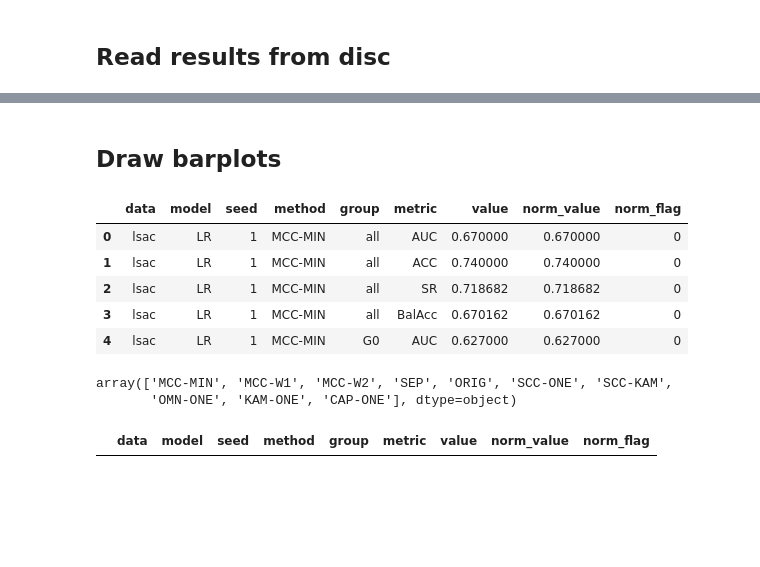
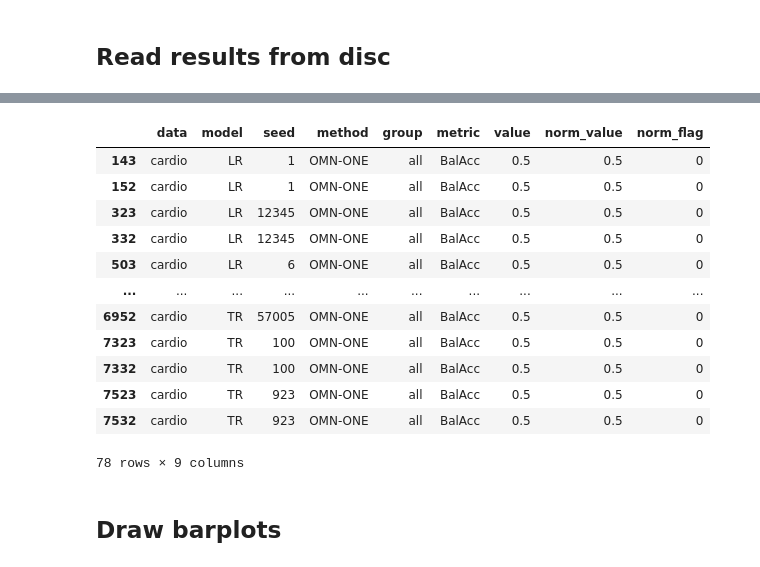
Before and after one commit to KeYang0923/NonInvasiveTool4FairML, a Jupyter notebook: Visualize_SingleCC_MultiCC.ipynb, the cells around one changed output, grey strips where cells are left out. Drawn from its saved outputs; the diff is of its cells as text; code cells hidden in the pictures; blank space fills up the shorter version.

```diff
--- a/Visualize_SingleCC_MultiCC.ipynb
+++ b/Visualize_SingleCC_MultiCC.ipynb
@@ -85,3 +89,19 @@ eval_df.head()
+# %%
+eval_df.query('data=="cardio" and method=="OMN-ONE" and group=="all" and metric=="BalAcc"')
+# %% [output]
+|  | data | model | seed | method | group | metric | value | norm_value | norm_flag |
+| 143 | cardio | LR | 1 | OMN-ONE | all | BalAcc | 0.5 | 0.5 | 0 |
+| 152 | cardio | LR | 1 | OMN-ONE | all | BalAcc | 0.5 | 0.5 | 0 |
+| 323 | cardio | LR | 12345 | OMN-ONE | all | BalAcc | 0.5 | 0.5 | 0 |
+| 332 | cardio | LR | 12345 | OMN-ONE | all | BalAcc | 0.5 | 0.5 | 0 |
+| 503 | cardio | LR | 6 | OMN-ONE | all | BalAcc | 0.5 | 0.5 | 0 |
+| ... | ... | ... | ... | ... | ... | ... | ... | ... | ... |
+| 6952 | cardio | TR | 57005 | OMN-ONE | all | BalAcc | 0.5 | 0.5 | 0 |
+| 7323 | cardio | TR | 100 | OMN-ONE | all | BalAcc | 0.5 | 0.5 | 0 |
+| 7332 | cardio | TR | 100 | OMN-ONE | all | BalAcc | 0.5 | 0.5 | 0 |
+| 7523 | cardio | TR | 923 | OMN-ONE | all | BalAcc | 0.5 | 0.5 | 0 |
+| 7532 | cardio | TR | 923 | OMN-ONE | all | BalAcc | 0.5 | 0.5 | 0 |
+78 rows × 9 columns
 # %%
 # # extracting evalaution results from different methods with multiple models
 # res_path = 'intermediate/models/'
@@ -268,21 +303,3 @@ def bar_plots(df, output_name, vis_datasets, vis_metric, vis_settings,
         plt.savefig(output_name, bbox_inches="tight")
         print('Bar plot is saved at ', output_name)
         plt.close()
-# %%
-eval_df.head()
-# %% [output]
-|  | data | model | seed | method | group | metric | value | norm_value | norm_flag |
-| 0 | lsac | LR | 1 | MCC-MIN | all | AUC | 0.670000 | 0.670000 | 0 |
-| 1 | lsac | LR | 1 | MCC-MIN | all | ACC | 0.740000 | 0.740000 | 0 |
-| 2 | lsac | LR | 1 | MCC-MIN | all | SR | 0.718682 | 0.718682 | 0 |
-| 3 | lsac | LR | 1 | MCC-MIN | all | BalAcc | 0.670162 | 0.670162 | 0 |
-| 4 | lsac | LR | 1 | MCC-MIN | G0 | AUC | 0.627000 | 0.627000 | 0 |
-# %%
-eval_df['method'].unique()
-# %% [output]
-array(['MCC-MIN', 'MCC-W1', 'MCC-W2', 'SEP', 'ORIG', 'SCC-ONE', 'SCC-KAM',
-       'OMN-ONE', 'KAM-ONE', 'CAP-ONE'], dtype=object)
-# %%
-eval_df.query('model == "TR" and method == "SCC-ONE"')
-# %% [output]
-|  | data | model | seed | method | group | metric | value | norm_value | norm_flag |
```
Also changed, not shown: parts of 7 cells of this notebook, 5 other files.
